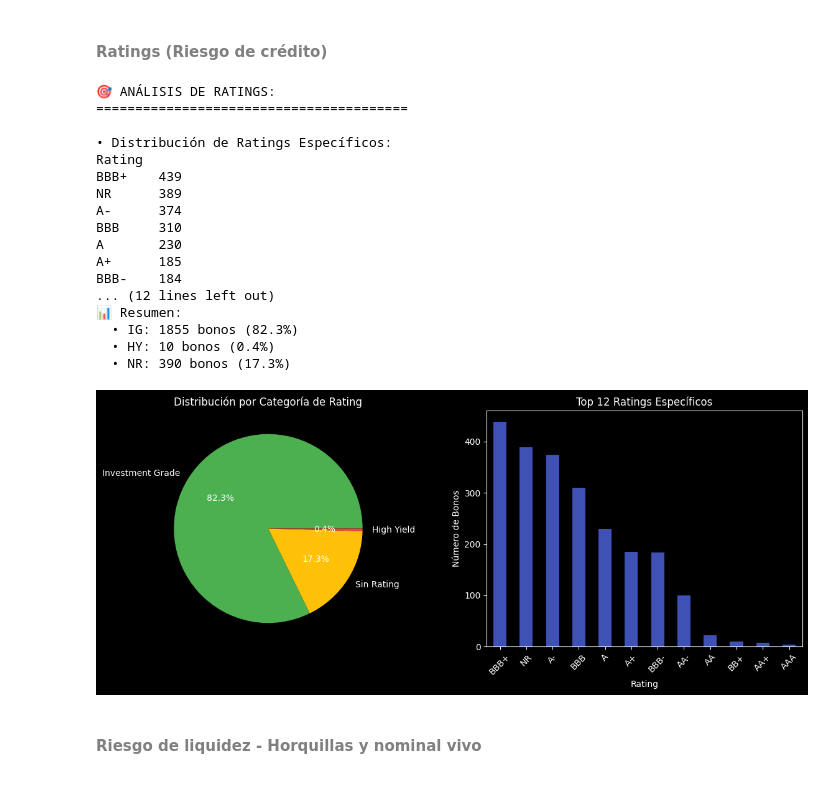
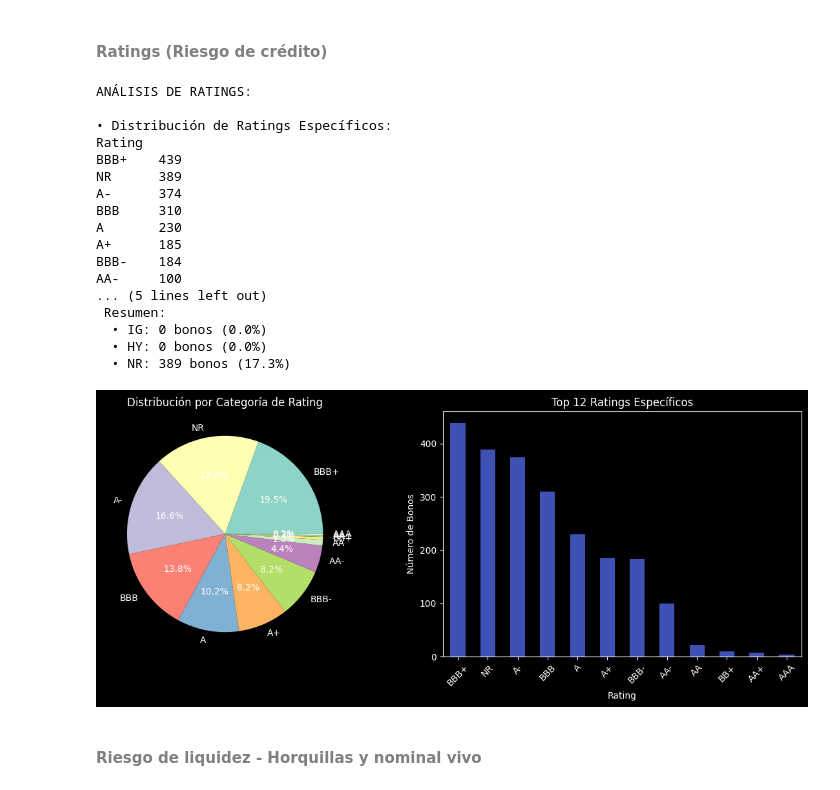
Before and after one commit to Juanjod54/MIAX_TB2.1, a Jupyter notebook: src/TallerRF_AnálisisCartera_Enunciado.ipynb, the cells around one changed output. Saved outputs shown, nothing was run; the diff lists cells and outputs as text; code cells hidden in the pictures.

```diff
--- a/src/TallerRF_AnálisisCartera_Enunciado.ipynb
+++ b/src/TallerRF_AnálisisCartera_Enunciado.ipynb
@@ -88,0 +101,3 @@ Entre otras, plantéate cuestiones como:
+# %%
+universo = pd.read_csv('data/universo.csv', sep=';', encoding='utf-8-sig')
+universo.head()
@@ -104,12 +127,6 @@ def clean_numeric_column(col):
 fecha_analisis = pd.to_datetime('2025-10-01')
 print(f"Fecha de análisis: {fecha_analisis.strftime('%Y-%m-%d')}")
 
-# Cargar universo de bonos
-
-universo = pd.read_csv('../data/universo.csv',
-                       sep=';',
-                       encoding='utf-8-sig',
-                       decimal=',')
 
 # Limpiar columnas numéricas
 numeric_columns = ['Price', 'Coupon', 'PD 1YR', 'Outstanding Amount',
@@ -308,7 +337,6 @@ Technology                  51
 #### <font color=#808080>Ratings (Riesgo de crédito)</font>
 # %%
 # Aquí tengo dudas. !!!Repasar , porque no sé si son las distintas agencias dan un raiting distinto, pero que luego se llama igual, o está todo rateado por la misma agencia?
-
 
 print("ANÁLISIS DE RATINGS:")
 
@@ -316,57 +344,51 @@ print("ANÁLISIS DE RATINGS:")
 # Distribución de ratings
 print("\n• Distribución de Ratings Específicos:")
 rating_dist = universo['Rating'].value_counts()
-print(rating_dist.head(10))
-
-# Categorización
-category_counts = universo['Rating_Category'].value_counts()
-print("\n• Categorización:")
-print(category_counts)
+print(rating_dist)
 
 print(" Resumen:")
 for cat in ['IG', 'HY', 'NR']:
-    count = category_counts.get(cat, 0)
+    count = rating_dist.get(cat, 0)
     pct = count/len(universo)*100
     print(f"  • {cat}: {count} bonos ({pct:.1f}%)")
 
 # Visualización
 fig, axes = plt.subplots(1, 2, figsize=(12, 5))
 
 # Pie chart de categorías
-category_counts.plot(kind='pie', ax=axes[0], autopct='%1.1f%%',
-                     colors=['#4CAF50', '#FFC107', '#F44336'],
-                     labels=['Investment Grade', 'Sin Rating', 'High Yield'])
+rating_dist.plot(kind='pie', ax=axes[0], autopct='%1.1f%%',
+                 labels = ['{0} - {1:1.2f} %'.format(i,j) for i,j in zip(x, porcent)])
 axes[0].set_title('Distribución por Categoría de Rating')
 axes[0].set_ylabel('')
 
 # Bar chart de ratings específicos
 rating_dist.head(12).plot(kind='bar', ax=axes[1], color='#3F51B5')
 axes[1].set_title('Top 12 Ratings Específicos')
 axes[1].set_xlabel('Rating')
 axes[1].set_ylabel('Número de Bonos')
 axes[1].tick_params(axis='x', rotation=45)
 
 plt.tight_layout()
 plt.show()
 # %% [output]
-🎯 ANÁLISIS DE RATINGS:
-========================================
+ANÁLISIS DE RATINGS:
 
 • Distribución de Ratings Específicos:
 Rating
 BBB+    439
 NR      389
 A-      374
 BBB     310
 A       230
 A+      185
 BBB-    184
-... (12 lines left out)
-📊 Resumen:
-  • IG: 1855 bonos (82.3%)
-  • HY: 10 bonos (0.4%)
-  • NR: 390 bonos (17.3%)
+AA-     100
+... (5 lines left out)
+ Resumen:
+  • IG: 0 bonos (0.0%)
+  • HY: 0 bonos (0.0%)
+  • NR: 389 bonos (17.3%)
-[figure, old version]
+[figure, new version]
 # %% [markdown]
 #### <font color=#808080>Riesgo de liquidez - Horquillas y nominal vivo</font>
 # %% [markdown]
```
Also changed, not shown: parts of 6 cells of this notebook.
